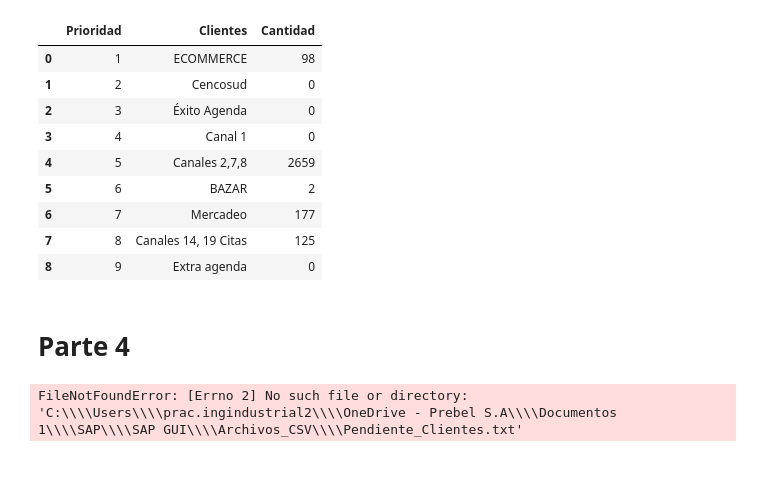
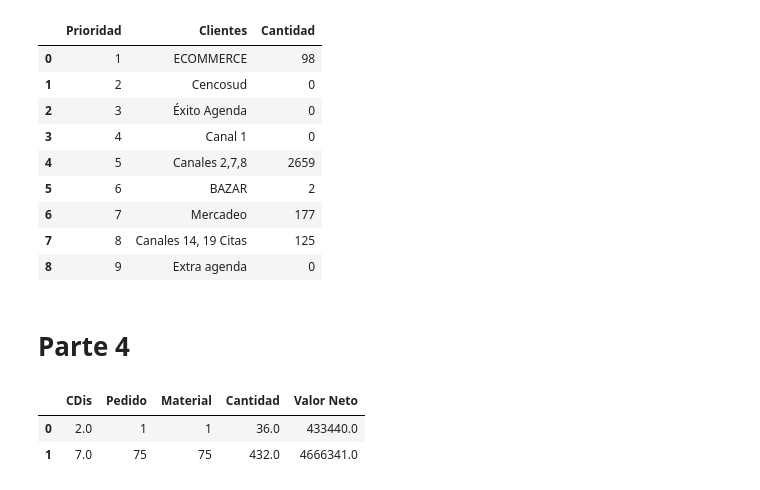
Before and after one commit to DidierMRTZ/Bot_Automa_SAP, a Jupyter notebook: Automatizaciones Prebel/Bot_Disnal_Pendientes/bot_pendiente_Disnal.ipynb, the cells around one changed output. Cells and saved outputs as stored; diff of their text form; code cells hidden in the pictures.

```diff
--- a/Automatizaciones Prebel/Bot_Disnal_Pendientes/bot_pendiente_Disnal.ipynb
+++ b/Automatizaciones Prebel/Bot_Disnal_Pendientes/bot_pendiente_Disnal.ipynb
@@ -313,11 +312,9 @@ Name_ZSD035D="Pendiente_Clientes"  # Revisar suele no guardar
 SAP_GUI.Export_TXT2(Name_ZSD035D,session)
 # %%
 # Pendiente Firme
-url_ZSD035D="C:\\Users\\\\prac.ingindustrial2\\OneDrive - Prebel S.A\\Documentos 1\\SAP\\SAP GUI\\Archivos_CSV\\"+str(Name_ZSD035D)+".txt"
+url_ZSD035D="C:\\Users\\prac.ingindustrial2\\OneDrive - Prebel S.A\\Escritorio\\SAP\Archivos_CSV\\"+str(Name_ZSD035D)+".txt"
 Data_ZSD035D=pd.read_csv(url_ZSD035D,skiprows=5,delimiter="\t")
 Data_ZSD035D=Funtions.Clean_Columns(Data_ZSD035D)
 Data_ZSD035D=Data_ZSD035D[Data_ZSD035D['Material'].notnull()]
 #Data_ZSD035D["Lineas"]=Data_ZSD035D["Lineas"].apply(lambda x:Funtions.Clean_num(x))
 #Tener encuenta esta lineas puede este en dato numerico
-# %% [output]
-FileNotFoundError: [Errno 2] No such file or directory: 'C:\\\\Users\\\\prac.ingindustrial2\\\\OneDrive - Prebel S.A\\\\Documentos 1\\\\SAP\\\\SAP GUI\\\\Archivos_CSV\\\\Pendiente_Clientes.txt'
@@ -323,0 +325,11 @@ FileNotFoundError: [Errno 2] No such file or directory: 'C:\\\\Users\\\\prac.ing
+# %%
+#Canal01_Entregado_Exluido.pivot_table(,,['Material', 'Valor Neto'])
+
+Table_Data_ZSD035D=Data_ZSD035D.pivot_table(index=['CDis'],aggfunc={'Material':'count','Pedido':'count','Valor Neto':sum,'Cantidad':sum}).reset_index()[['CDis','Pedido', 'Material', 'Cantidad', 'Valor Neto']]
+Table_Data_ZSD035D=Funtions.Clean_Columns(Table_Data_ZSD035D)
+
+Table_Data_ZSD035D
+# %% [output]
+|  | CDis | Pedido | Material | Cantidad | Valor Neto |
+| 0 | 2.0 | 1 | 1 | 36.0 | 433440.0 |
+| 1 | 7.0 | 75 | 75 | 432.0 | 4666341.0 |
```
Also changed, not shown: parts of 23 cells of this notebook, 3 other files.
